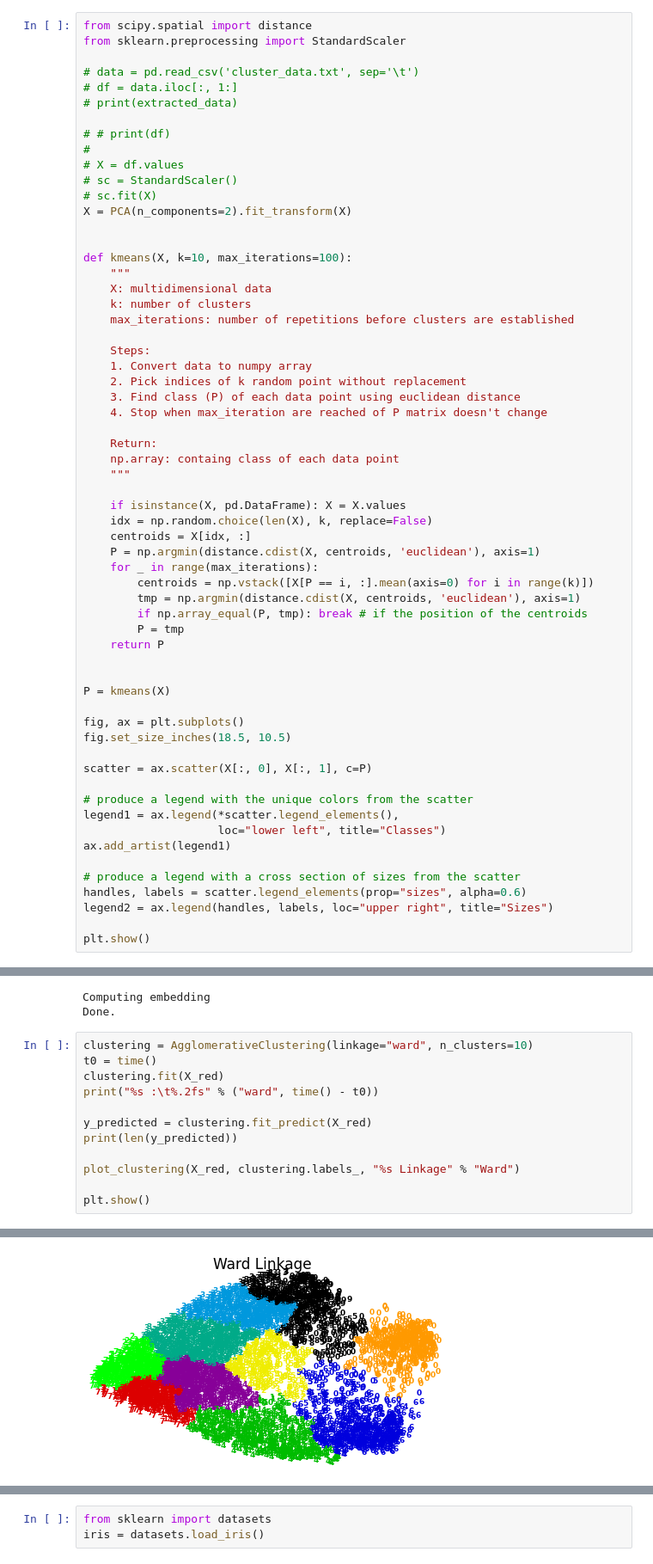
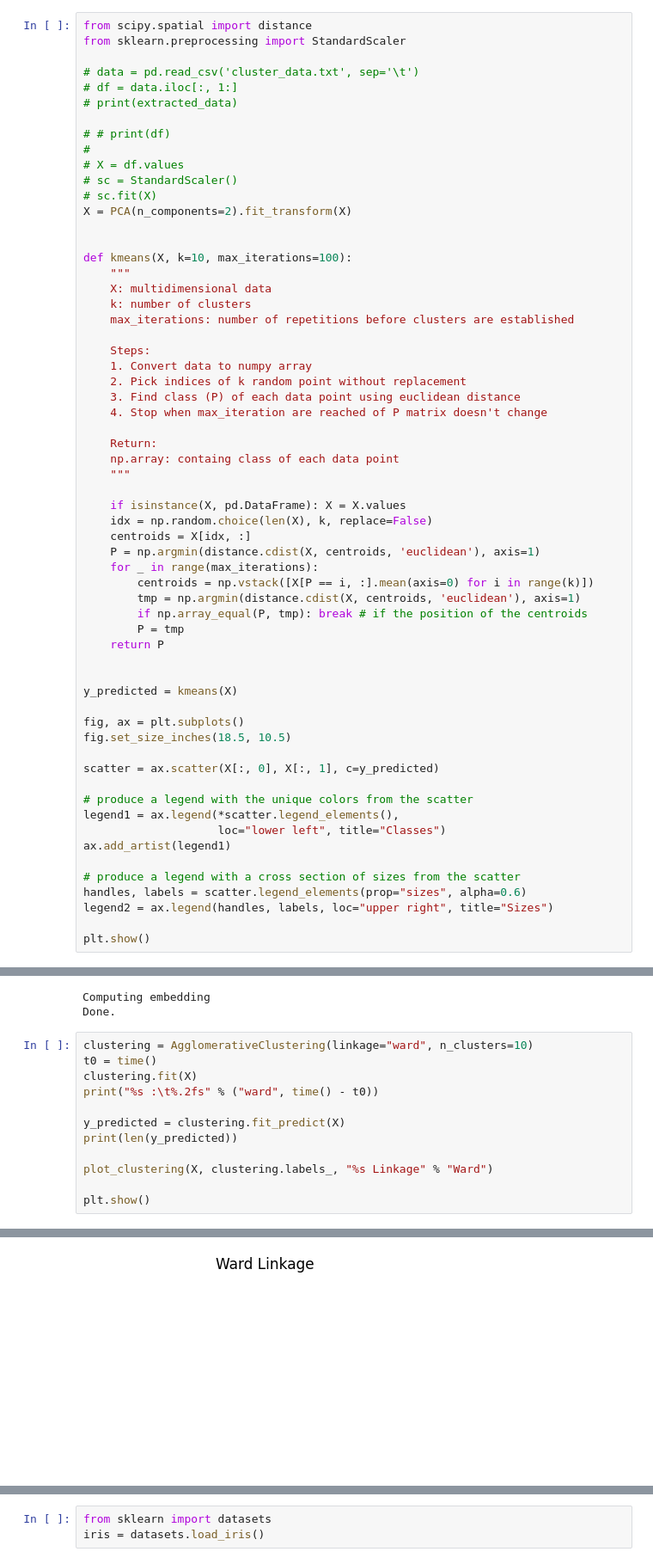
Before and after one commit to Vkothari28/Homework-3-AI, a Jupyter notebook: HW3Q3.ipynb, the cells around one changed output, grey strips where cells are left out. Shown at 86% size. Drawn from its saved outputs; the diff is of its cells as text.

```diff
--- a/HW3Q3.ipynb
+++ b/HW3Q3.ipynb
@@ -117,12 +59,12 @@ def kmeans(X, k=10, max_iterations=100):
     return P
 
 
-P = kmeans(X)
+y_predicted = kmeans(X)
 
 fig, ax = plt.subplots()
 fig.set_size_inches(18.5, 10.5)
 
-scatter = ax.scatter(X[:, 0], X[:, 1], c=P)
+scatter = ax.scatter(X[:, 0], X[:, 1], c=y_predicted)
 
 # produce a legend with the unique colors from the scatter
 legend1 = ax.legend(*scatter.legend_elements(),
@@ -254,13 +144,13 @@ Done.
 # %%
 clustering = AgglomerativeClustering(linkage="ward", n_clusters=10)
 t0 = time()
-clustering.fit(X_red)
+clustering.fit(X)
 print("%s :\t%.2fs" % ("ward", time() - t0))
 
-y_predicted = clustering.fit_predict(X_red)
+y_predicted = clustering.fit_predict(X)
 print(len(y_predicted))
 
-plot_clustering(X_red, clustering.labels_, "%s Linkage" % "Ward")
+plot_clustering(X, clustering.labels_, "%s Linkage" % "Ward")
 
 plt.show()
 # %% [output]
@@ -269,4 +176,4 @@ ward :  1.27s
-[figure, old version]
+[figure, new version]
 # %%
 X, y = load_digits(return_X_y=True)
 confusion_matrix(y, y_predicted)
```
Also changed, not shown: parts of 29 cells of this notebook.
